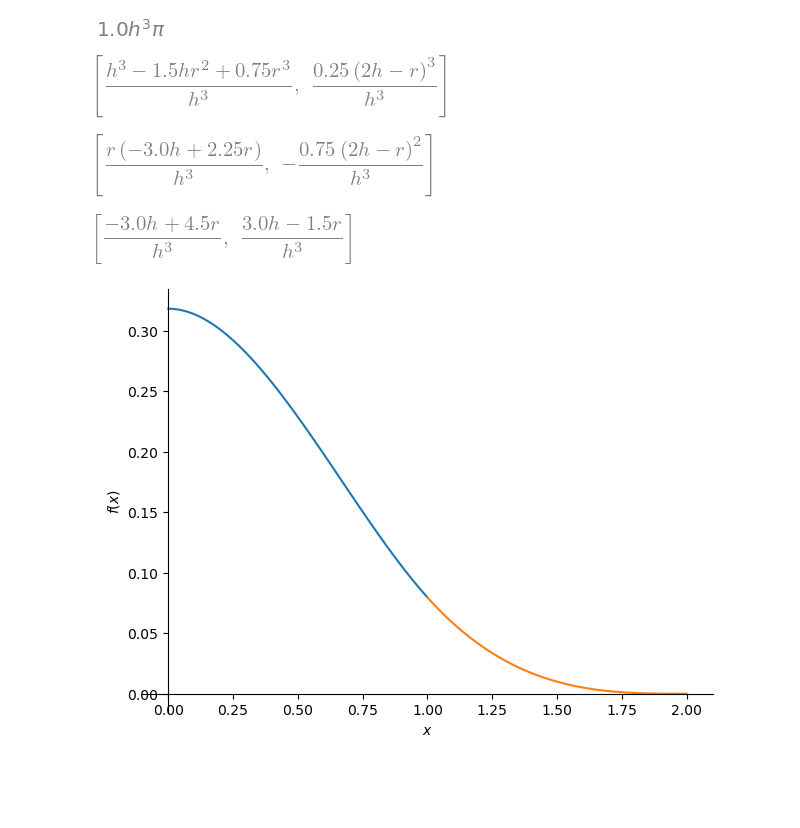
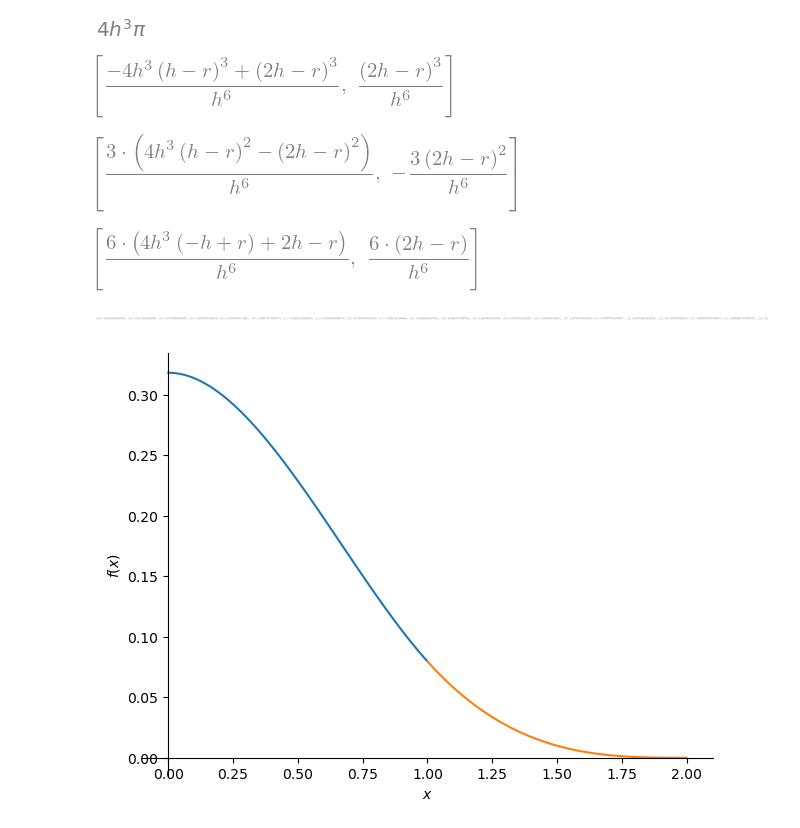
Before and after one commit to CcydtN/SmoothParticleHydrodynamics, a Jupyter notebook: equation/cubic_spline.ipynb, the cells around one changed output. Saved outputs shown, nothing was run; the diff lists cells and outputs as text; code cells hidden in the pictures; blank space fills up the shorter version.

```diff
--- a/equation/cubic_spline.ipynb
+++ b/equation/cubic_spline.ipynb
@@ -6,32 +6,41 @@ init_vprinting()
 # %%
 h, r, pi = symbols("h r π")
 q = r / h
 
 
-func_a = 1 - 3/2*q**2 + 3/4 *q**3
-func_b = 1/4*(2-q)**3
+func_a = (2-q)**3 - 4*(1-q)**3
+func_b = (2-q)**3
 
 volume = integrate(4*pi*r**2*func_a, (r, 0, h)) + integrate(4*pi*r**2*func_b, (r, h, 2*h))
 
 simplify(volume)
 # %% [output]
-[figure, old version]
+[figure, new version]
 # %%
 func = list(map(simplify, [func_a, func_b]))
 func
 # %% [output]
-[figure, old version]
+[figure, new version]
 # %%
 gradient_func = lambda x: simplify(diff(x, r))
 gradient = list(map(gradient_func, func))
 gradient
 # %% [output]
-[figure, old version]
+[figure, new version]
 # %%
 laplacian_func = lambda func: simplify(diff(func, r))
 list(map(laplacian_func, gradient))
 # %% [output]
-[figure, old version]
+[figure, new version]
+# %%
+s = [(h, 1), (pi, math.pi)]
+
+# Assume h == 1
+a = [(2/10*i, (func_a/volume).subs([(r,2/10*i)]).subs(s)) for i in range(11)]
+b = [(2/10*i, (func_b/volume).subs([(r,2/10*i)]).subs(s)) for i in range(11)]
+a,b
+# %% [output]
+[figure, added]
 # %%
 s = [(h,1), (pi, math.pi)]
 vol =  volume.subs(s)
```
Also changed, not shown: parts of 1 cell of this notebook, 3 other files.
